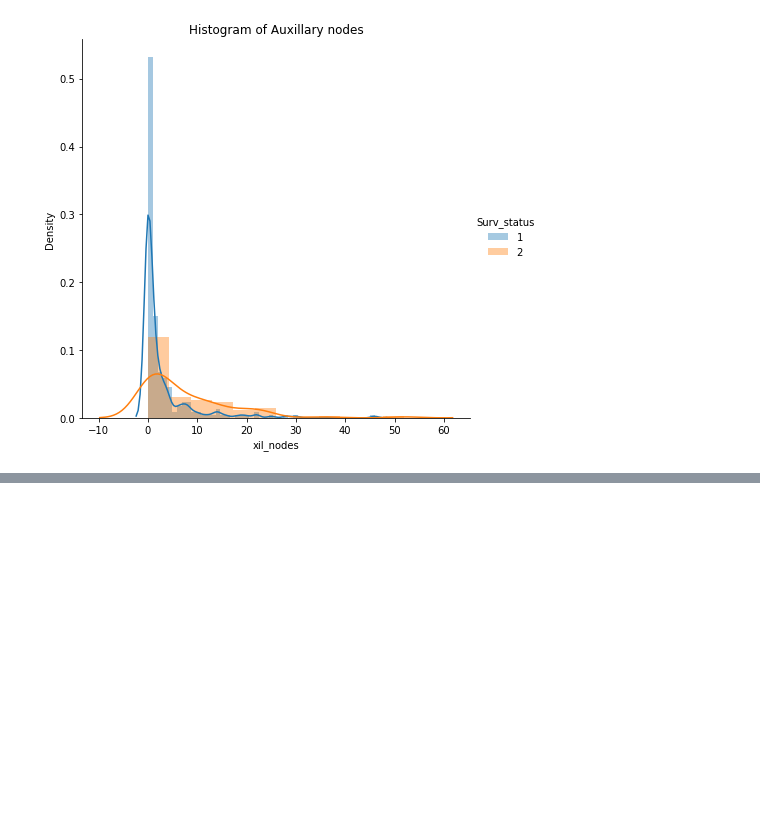
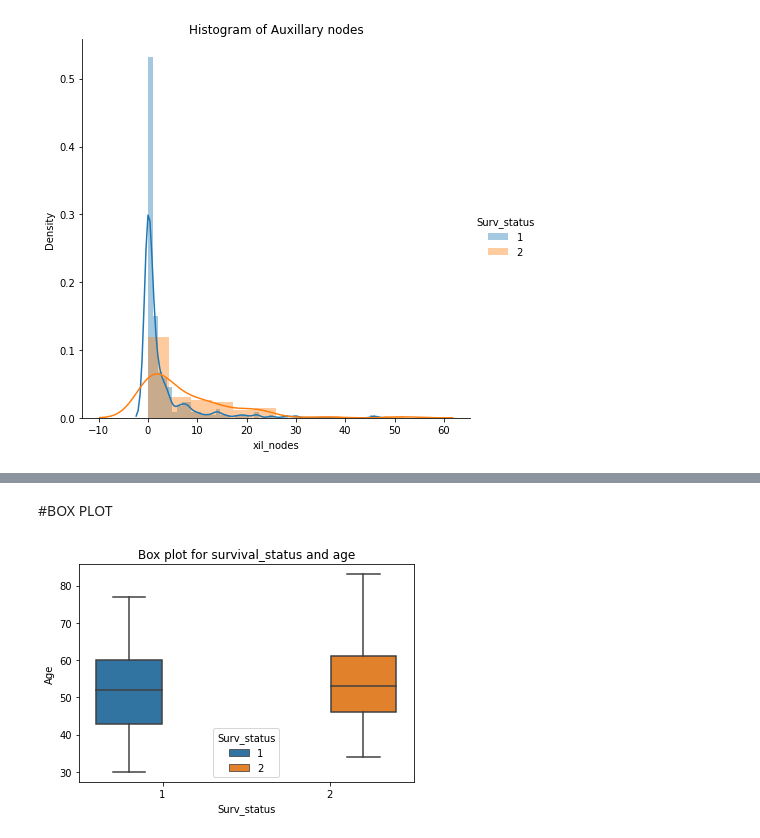
Before and after one commit to riddhi-jain/EDA-using-Haberman-Dataset, a Jupyter notebook: EDA_using_Haberman_Dataset.ipynb, the cells around one changed output, grey strips where cells are left out. Cells and saved outputs as stored; diff of their text form; code cells hidden in the pictures; blank space fills up the shorter version.

```diff
--- a/EDA_using_Haberman_Dataset.ipynb
+++ b/EDA_using_Haberman_Dataset.ipynb
@@ -94,0 +159,7 @@ sns.boxplot(x='Surv_status',y=)
+# %% [markdown]
+#BOX PLOT
+# %%
+sns.boxplot(x = "Surv_status", y = "Age", hue = "Surv_status", data = haberman).set_title("Box plot for survival_status and age")
+plt.show()
+# %% [output]
+[figure, added]
```
Also changed, not shown: parts of 27 cells of this notebook.
